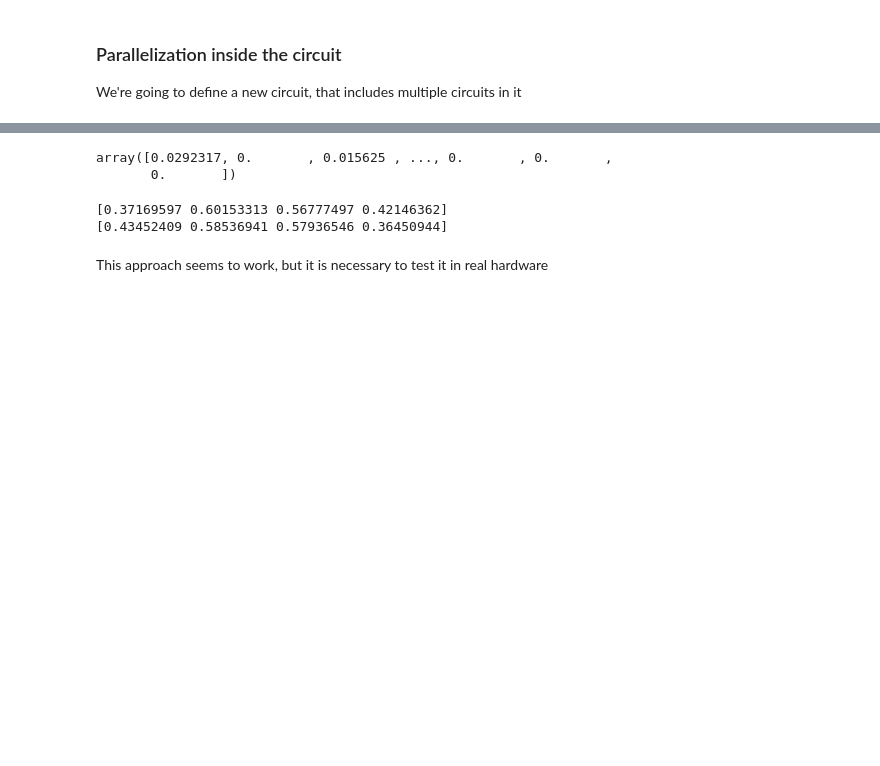
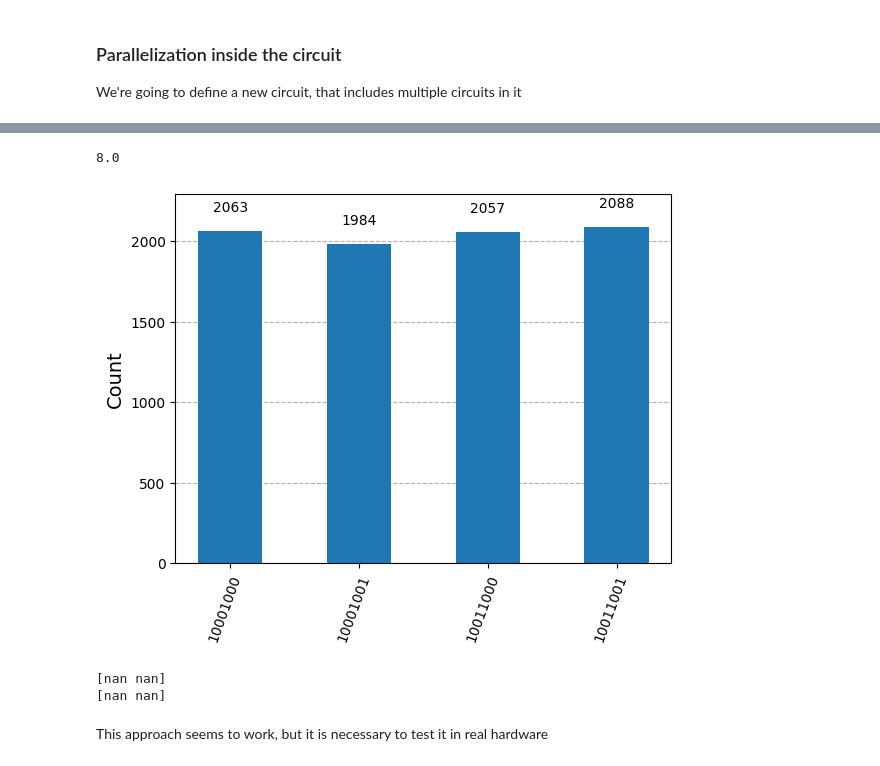
Before and after one commit to Nicofero/CITMAGA, a Jupyter notebook: Pruebas_Qiskit.ipynb, the cells around one changed output, grey strips where cells are left out. Cells and saved outputs as stored; diff of their text form; code cells hidden in the pictures; blank space fills up the shorter version.

```diff
--- a/Pruebas_Qiskit.ipynb
+++ b/Pruebas_Qiskit.ipynb
@@ -474,0 +475,4 @@ print(sol2/np.linalg.norm(sol2))
+# %%
+np.log2(256)
+# %% [output]
+8.0
@@ -475,34 +486,34 @@ print(sol2/np.linalg.norm(sol2))
 # %%
 sim = AerSimulator()
 qc.measure_all()
 qc = transpile(qc,sim)
 sampler = SamplerV2()
 shots = 8192
 job = sampler.run([qc],shots=shots)
 job_result = job.result()
 counts=job_result[0].data.meas.get_counts()
 
 all_outcomes = [''.join(outcome) for outcome in product('01', repeat=2*size)]
 
 prob = []
 for elem in all_outcomes:
     if elem in counts:
         prob.append(counts[elem]/shots)
     else:
         prob.append(0)
 prob = np.array(prob)
 prob = np.sqrt(prob)
 prob
+plot_histogram(counts)
 # %% [output]
-array([0.0292317, 0.       , 0.015625 , ..., 0.       , 0.       ,
-       0.       ])
+[figure, added]
 # %%
-print(prob[64:64+4]/np.linalg.norm(prob[64:64+4]))
-prob2 = [prob[8192],prob[8320],prob[8448],prob[8576]]
+print(prob[8:10]/np.linalg.norm(prob[8:10]))
+prob2 = [prob[128],prob[144]]
 print(prob2/np.linalg.norm(prob2))
 # %% [output]
-[0.37169597 0.60153313 0.56777497 0.42146362]
-[0.43452409 0.58536941 0.57936546 0.36450944]
+[nan nan]
+[nan nan]
 # %% [markdown]
 This approach seems to work, but it is necessary to test it in real hardware
 # %%
```
Also changed, not shown: parts of 4 cells of this notebook, 1 other file.
